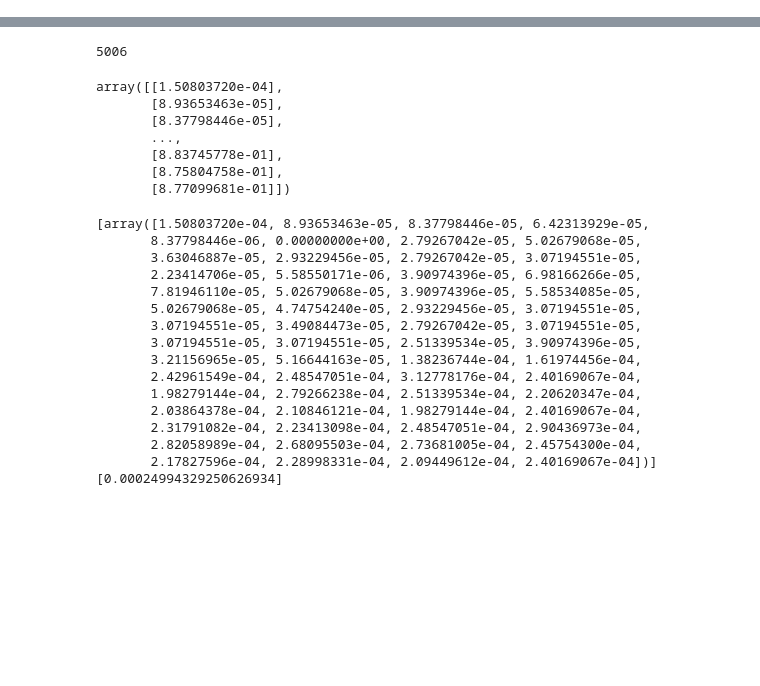
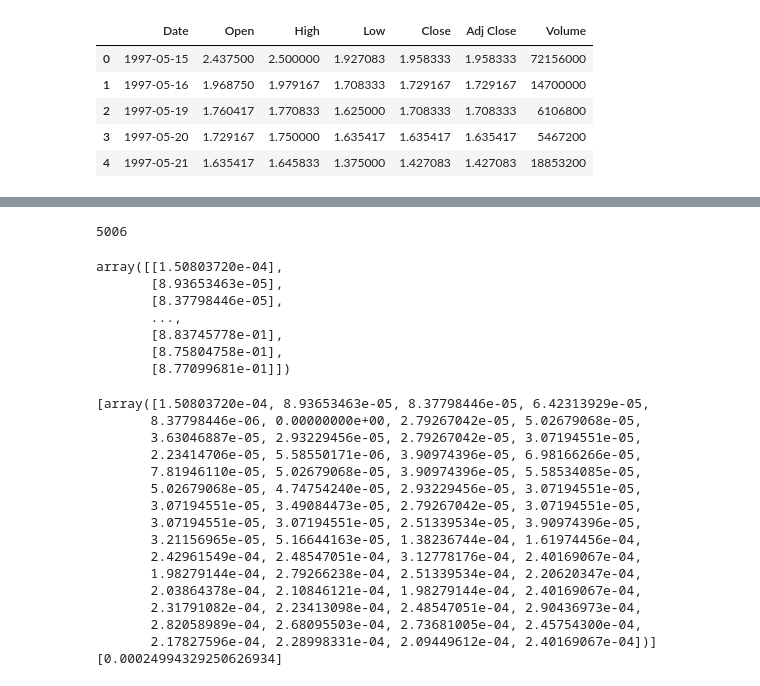
Before and after one commit to rsolis89/Springboard, a Jupyter notebook: Career Track/Capstone 3/Preprocessing_and_Modeling.ipynb, the cells around one changed output, grey strips where cells are left out. Drawn from its saved outputs; the diff is of its cells as text; code cells hidden in the pictures; blank space fills up the shorter version.

```diff
--- a/Career Track/Capstone 3/Preprocessing_and_Modeling.ipynb
+++ b/Career Track/Capstone 3/Preprocessing_and_Modeling.ipynb
@@ -11,3 +15,12 @@ import warnings
 warnings.filterwarnings('ignore')
 # %%
 df = pd.read_csv('AMZN.csv')
+# %%
+df.head()
+# %% [output]
+|  | Date | Open | High | Low | Close | Adj Close | Volume |
+| 0 | 1997-05-15 | 2.437500 | 2.500000 | 1.927083 | 1.958333 | 1.958333 | 72156000 |
+| 1 | 1997-05-16 | 1.968750 | 1.979167 | 1.708333 | 1.729167 | 1.729167 | 14700000 |
+| 2 | 1997-05-19 | 1.760417 | 1.770833 | 1.625000 | 1.708333 | 1.708333 | 6106800 |
+| 3 | 1997-05-20 | 1.729167 | 1.750000 | 1.635417 | 1.635417 | 1.635417 | 5467200 |
+| 4 | 1997-05-21 | 1.635417 | 1.645833 | 1.375000 | 1.427083 | 1.427083 | 18853200 |
```
Also changed, not shown: parts of 8 cells of this notebook.
